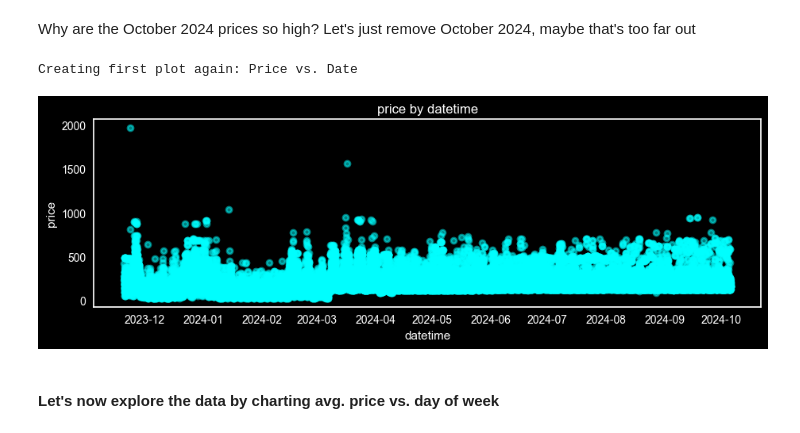
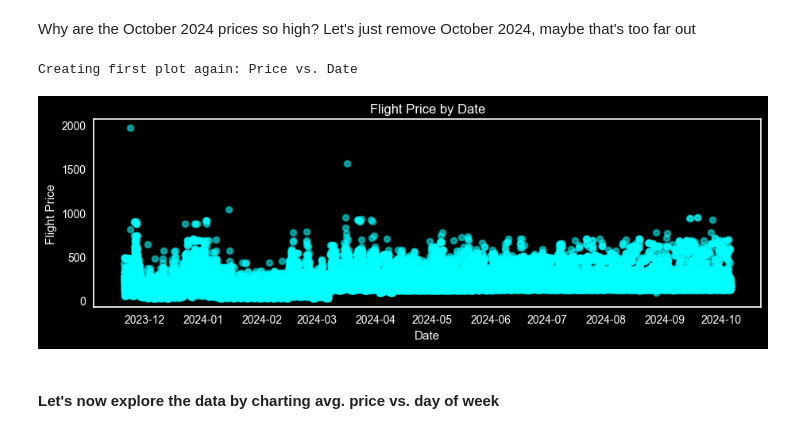
Before and after one commit to jeremyabeard5/MSDS696, a Jupyter notebook: FlightPrice.ipynb, the cells around one changed output. Saved outputs shown, nothing was run; the diff lists cells and outputs as text; code cells hidden in the pictures.

```diff
--- a/FlightPrice.ipynb
+++ b/FlightPrice.ipynb
@@ -580,16 +580,17 @@ df = df[~mask]
 # %%
 print("Creating first plot again: Price vs. Date")
 fig0, ax0 = plt.subplots(figsize=(12,6))
 plt.rc('font', size=100)
 #df.plot.scatter(x='deptDateTime', y='price', c='DarkBlue', ax=ax0, alpha=0.1)
 df.plot.scatter(x='deptDateTime', y='price', c='cyan', ax=ax0, alpha=0.5, s=25, linewidths=2)
-ax0.set(xlabel='datetime', ylabel='price', title='price by datetime')
+ax0.set(xlabel='Date', ylabel='Flight Price', title='Flight Price by Date')
 plt.tight_layout()
 plt.grid(False)
-plt.show()
+#plt.show()
+plt.savefig('output/00-price-by-datetime-scatter.png', dpi=dpi)
 # %% [output]
 Creating first plot again: Price vs. Date
-[figure, old version]
+[figure, new version]
 # %% [markdown]
 #### Let's now explore the data by charting avg. price vs. day of week
 # %%
```
Also changed, not shown: parts of 30 cells of this notebook, 13 other files.
